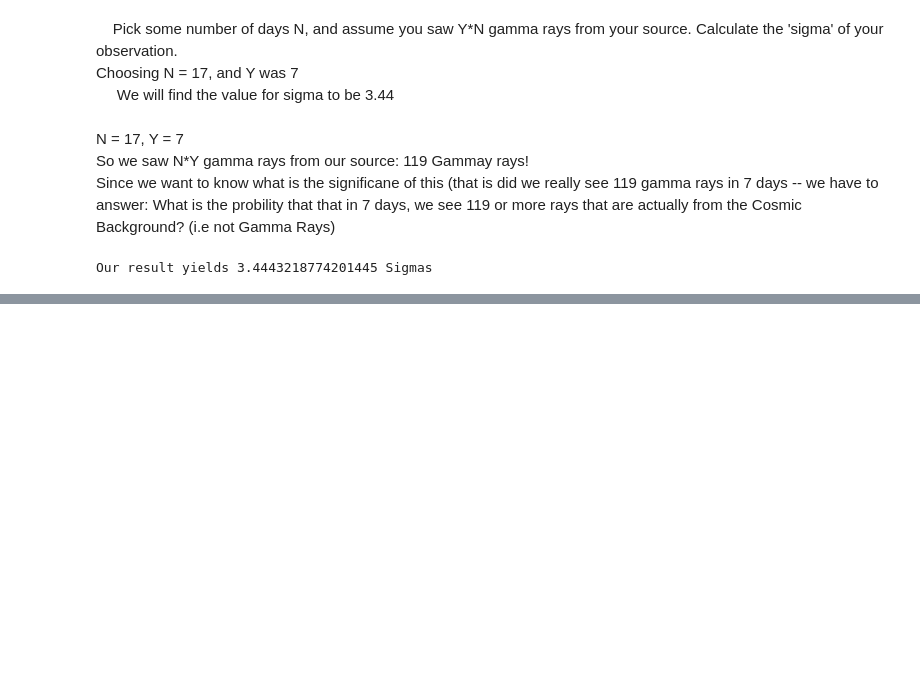
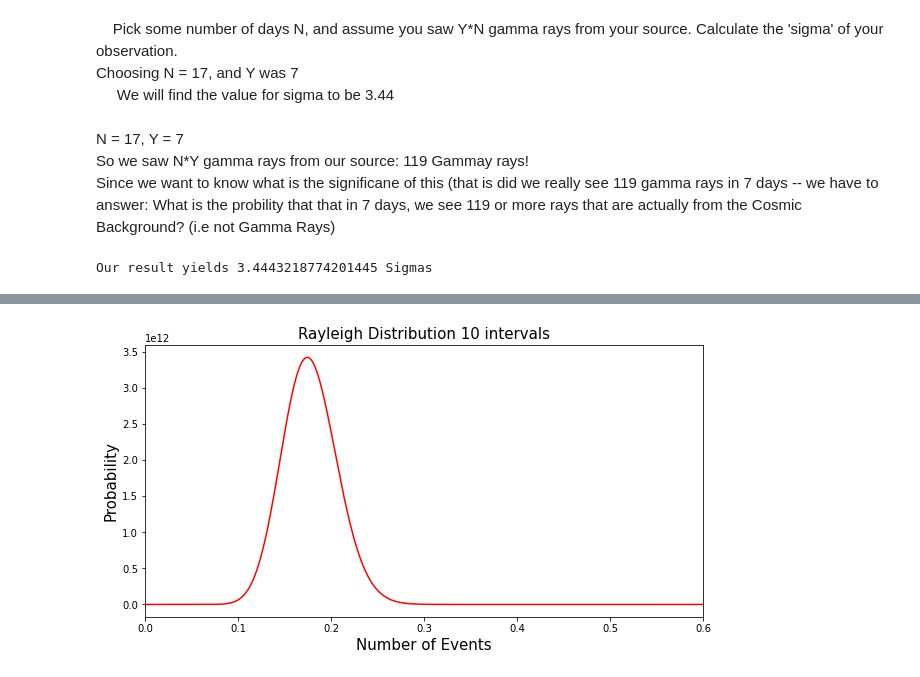
Before and after one commit to MinniVan/PHYS-434, a Jupyter notebook: lab-2.ipynb, the cells around one changed output, grey strips where cells are left out. Drawn from its saved outputs; the diff is of its cells as text; code cells hidden in the pictures; blank space fills up the shorter version.

```diff
--- a/lab-2.ipynb
+++ b/lab-2.ipynb
@@ -478,0 +515,19 @@ Our result yields 3.4443218774201445 Sigmas
+# %%
+ray_convolve = ray(x)
+interval = 10
+
+for i in range (interval-1):
+    ray_convolve = np.convolve(ray(x), ray_convolve, mode = "full")
+
+plt.rcParams['figure.figsize'] = [10, 5]
+fig, ax = plt.subplots(1, 1)
+
+x2 = np.linspace(0, 15/interval, 9991)
+ax.plot(x2, ray_convolve, color='red', label="Continuous pdf()")
+plt.title("Rayleigh Distribution " + str(interval) + " intervals", size = 15)
+plt.xlabel("Number of Events", size= 15)
+plt.ylabel("Probability", size=15)
+plt.xlim(0, 0.6)
+plt.show()
+# %% [output]
+[figure, added]
```
Also changed, not shown: parts of 17 cells of this notebook.
